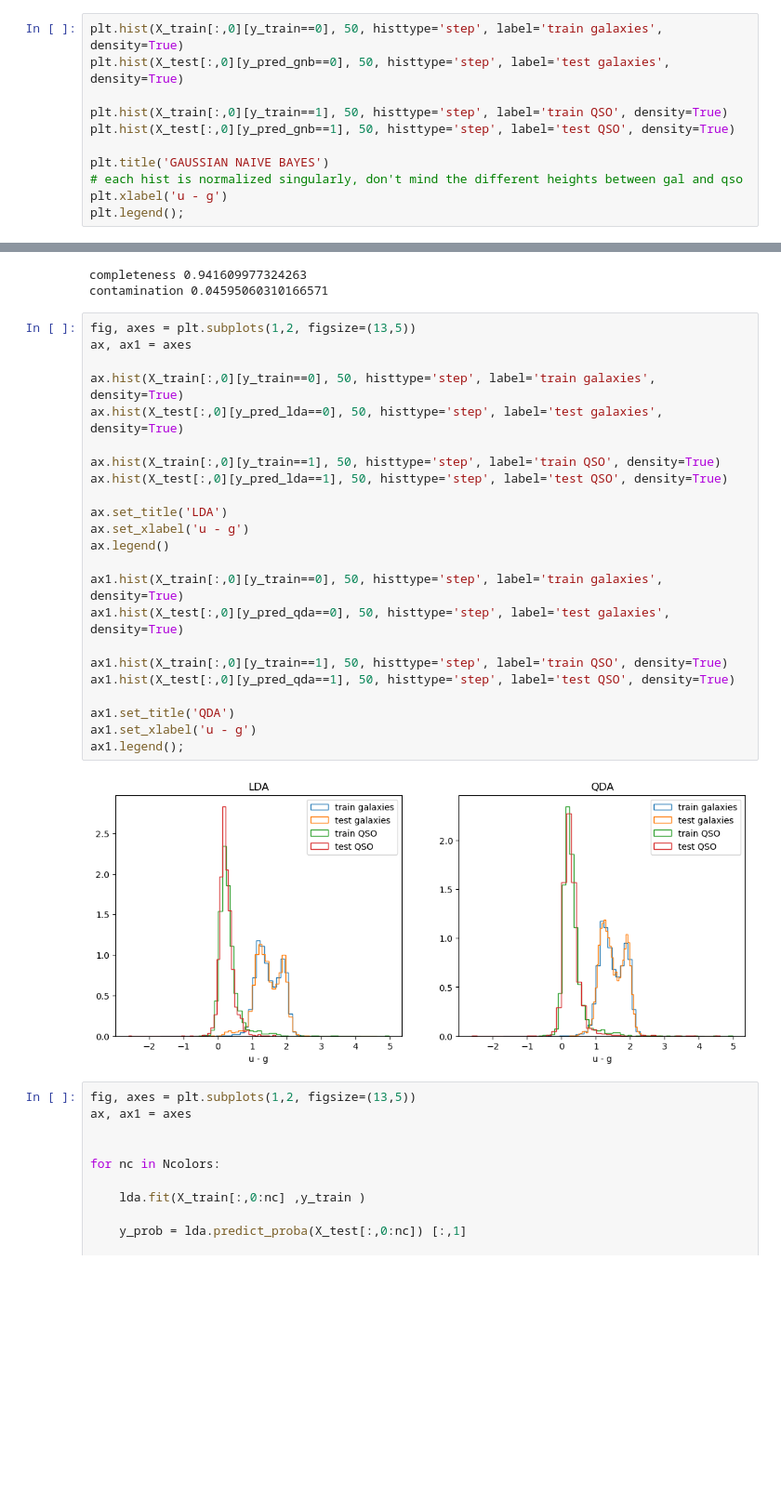
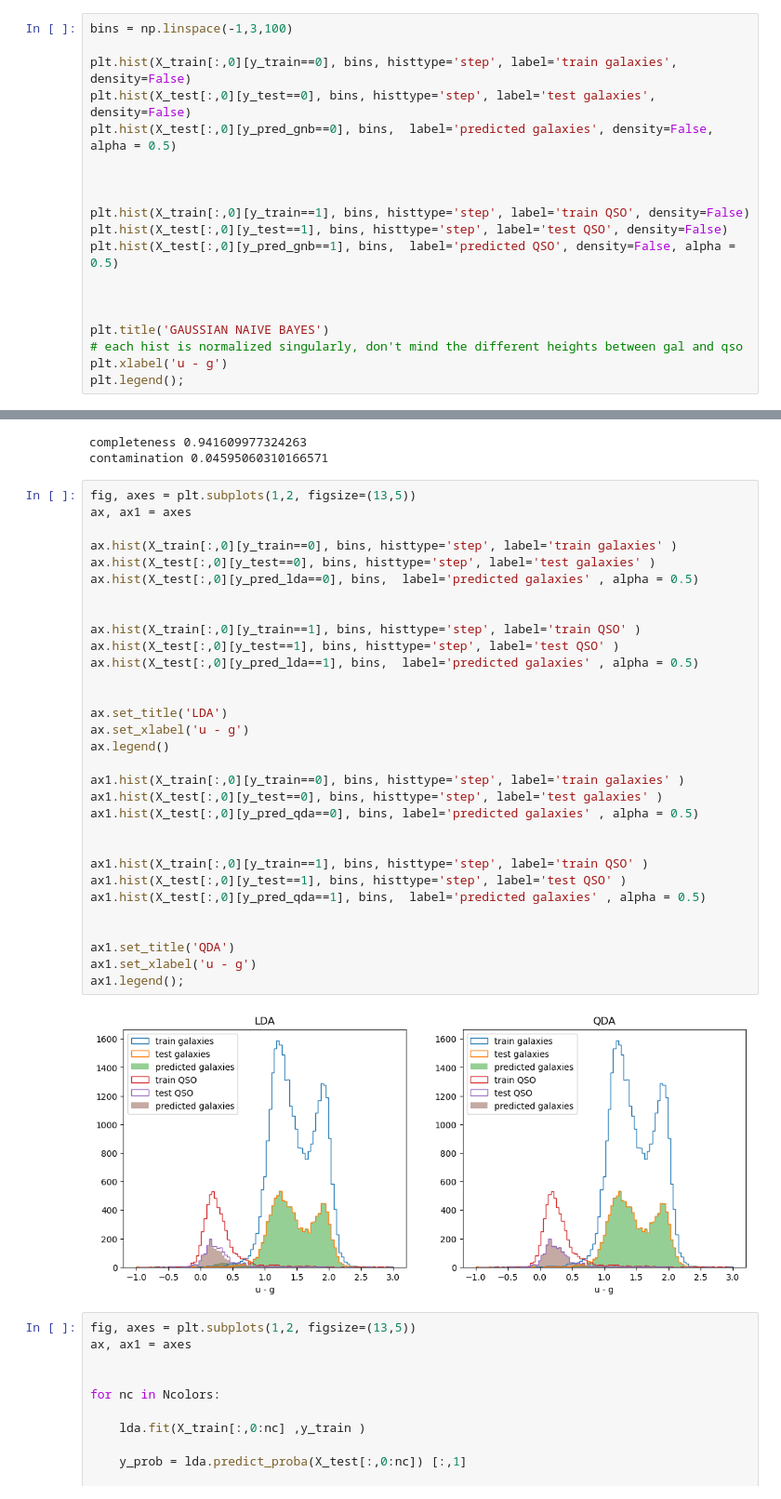
Before and after one commit to ebianchi803/astrostatistics_bicocca_2026, a Jupyter notebook: working/L19.ipynb, the cells around one changed output, grey strips where cells are left out. Shown at 93% size. Cells and saved outputs as stored; diff of their text form; blank space fills up the shorter version.

```diff
--- a/working/L19.ipynb
+++ b/working/L19.ipynb
@@ -106,11 +111,19 @@ plt.yscale('log')
 # %% [output]
 [figure]
 # %%
-plt.hist(X_train[:,0][y_train==0], 50, histtype='step', label='train galaxies', density=True)
-plt.hist(X_test[:,0][y_pred_gnb==0], 50, histtype='step', label='test galaxies', density=True)
+bins = np.linspace(-1,3,100)
 
-plt.hist(X_train[:,0][y_train==1], 50, histtype='step', label='train QSO', density=True)
-plt.hist(X_test[:,0][y_pred_gnb==1], 50, histtype='step', label='test QSO', density=True)
+plt.hist(X_train[:,0][y_train==0], bins, histtype='step', label='train galaxies', density=False)
+plt.hist(X_test[:,0][y_test==0], bins, histtype='step', label='test galaxies', density=False)
+plt.hist(X_test[:,0][y_pred_gnb==0], bins,  label='predicted galaxies', density=False, alpha = 0.5)
+
+
+
+plt.hist(X_train[:,0][y_train==1], bins, histtype='step', label='train QSO', density=False)
+plt.hist(X_test[:,0][y_test==1], bins, histtype='step', label='test QSO', density=False)
+plt.hist(X_test[:,0][y_pred_gnb==1], bins,  label='predicted QSO', density=False, alpha = 0.5)
+
+
 
 plt.title('GAUSSIAN NAIVE BAYES')
 # each hist is normalized singularly, don't mind the different heights between gal and qso
@@ -230,28 +243,36 @@ contamination 0.04595060310166571
 # %%
 fig, axes = plt.subplots(1,2, figsize=(13,5))
 ax, ax1 = axes
 
-ax.hist(X_train[:,0][y_train==0], 50, histtype='step', label='train galaxies', density=True)
-ax.hist(X_test[:,0][y_pred_lda==0], 50, histtype='step', label='test galaxies', density=True)
+ax.hist(X_train[:,0][y_train==0], bins, histtype='step', label='train galaxies' )
+ax.hist(X_test[:,0][y_test==0], bins, histtype='step', label='test galaxies' )
+ax.hist(X_test[:,0][y_pred_lda==0], bins,  label='predicted galaxies' , alpha = 0.5)
 
-ax.hist(X_train[:,0][y_train==1], 50, histtype='step', label='train QSO', density=True)
-ax.hist(X_test[:,0][y_pred_lda==1], 50, histtype='step', label='test QSO', density=True)
+
+ax.hist(X_train[:,0][y_train==1], bins, histtype='step', label='train QSO' )
+ax.hist(X_test[:,0][y_test==1], bins, histtype='step', label='test QSO' )
+ax.hist(X_test[:,0][y_pred_lda==1], bins,  label='predicted galaxies' , alpha = 0.5)
+
 
 ax.set_title('LDA')
 ax.set_xlabel('u - g')
 ax.legend()
 
-ax1.hist(X_train[:,0][y_train==0], 50, histtype='step', label='train galaxies', density=True)
-ax1.hist(X_test[:,0][y_pred_qda==0], 50, histtype='step', label='test galaxies', density=True)
+ax1.hist(X_train[:,0][y_train==0], bins, histtype='step', label='train galaxies' )
+ax1.hist(X_test[:,0][y_test==0], bins, histtype='step', label='test galaxies' )
+ax1.hist(X_test[:,0][y_pred_qda==0], bins, label='predicted galaxies' , alpha = 0.5)
 
-ax1.hist(X_train[:,0][y_train==1], 50, histtype='step', label='train QSO', density=True)
-ax1.hist(X_test[:,0][y_pred_qda==1], 50, histtype='step', label='test QSO', density=True)
+
+ax1.hist(X_train[:,0][y_train==1], bins, histtype='step', label='train QSO' )
+ax1.hist(X_test[:,0][y_test==1], bins, histtype='step', label='test QSO' )
+ax1.hist(X_test[:,0][y_pred_qda==1], bins,  label='predicted galaxies' , alpha = 0.5)
+
 
 ax1.set_title('QDA')
 ax1.set_xlabel('u - g')
 ax1.legend();
 # %% [output]
-[figure, old version]
+[figure, new version]
 # %%
 fig, axes = plt.subplots(1,2, figsize=(13,5))
 ax, ax1 = axes
```
Also changed, not shown: parts of 8 cells of this notebook.
